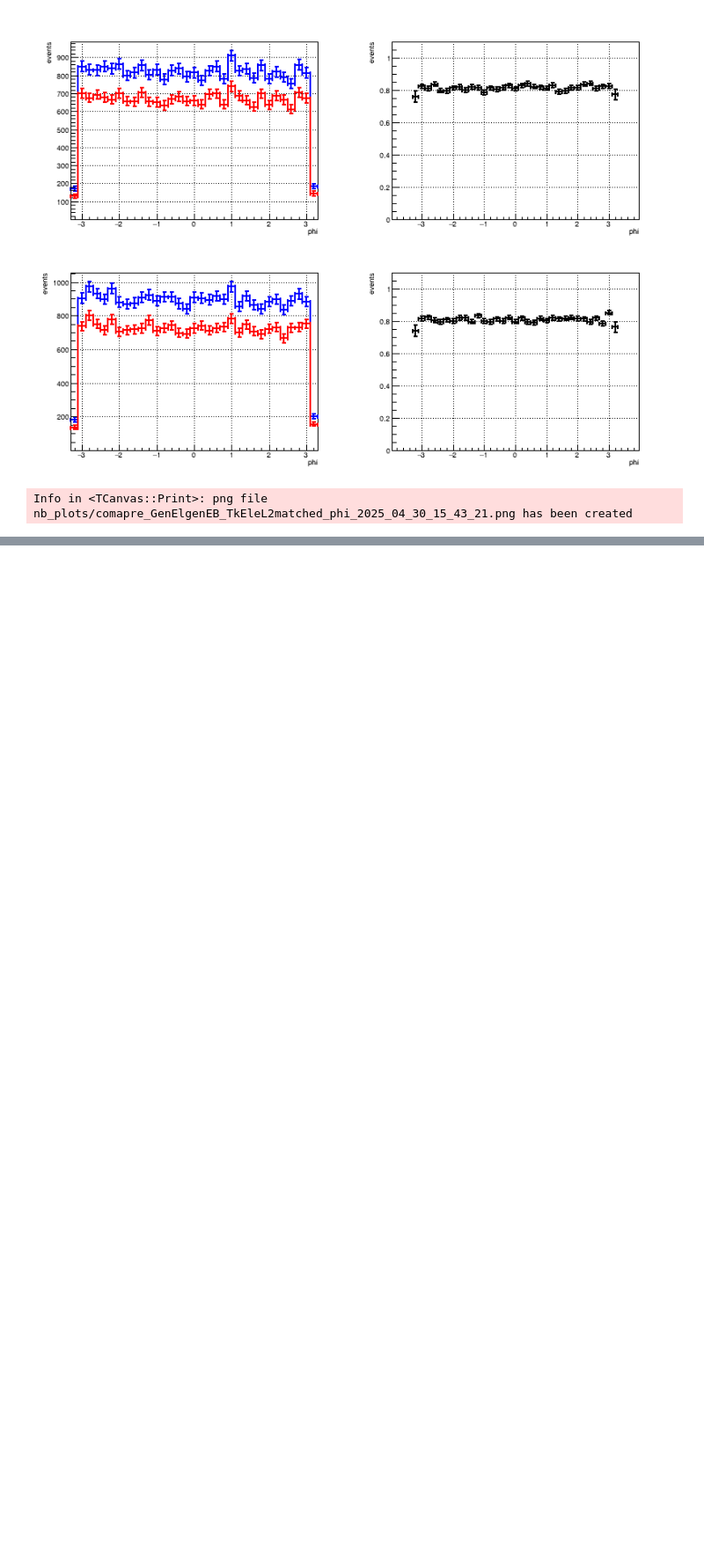
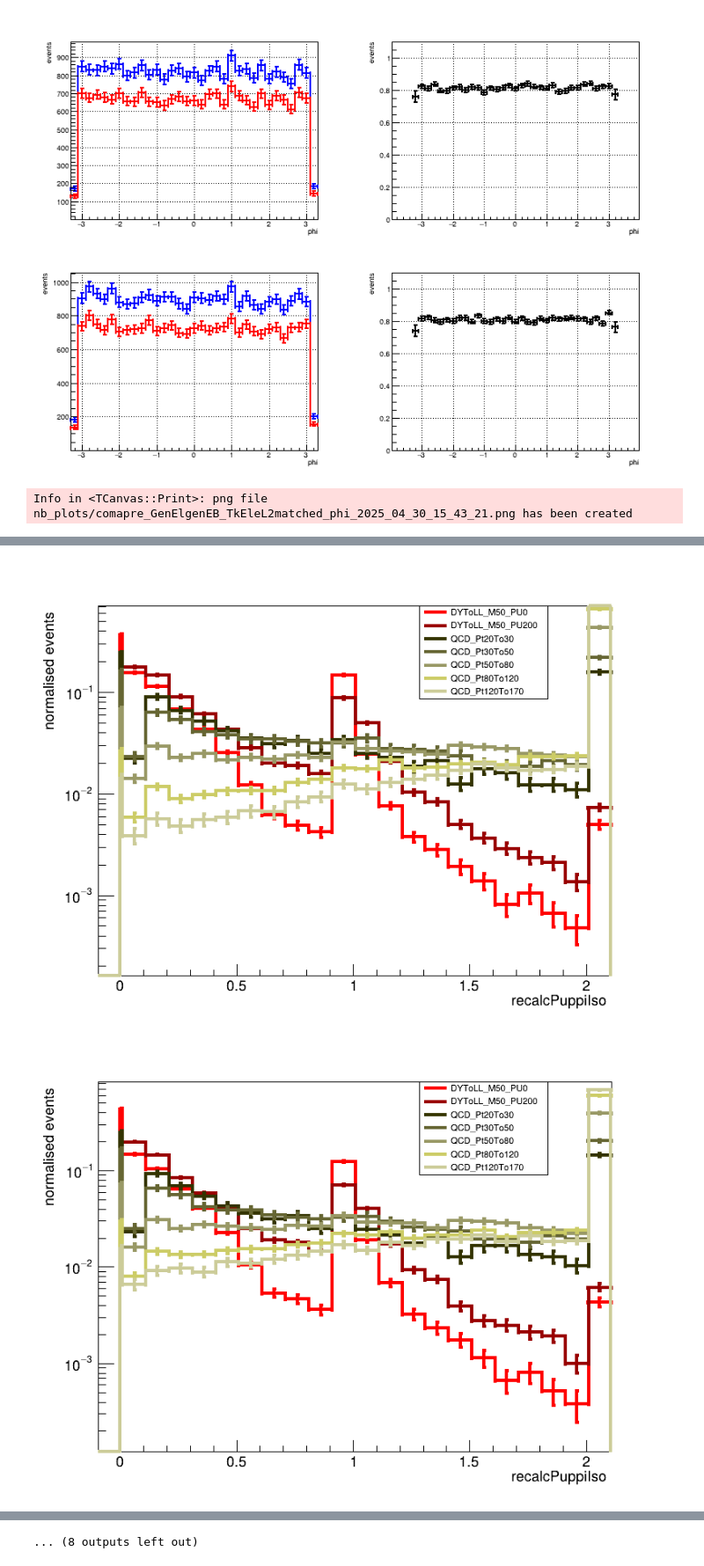
Before and after one commit to arsahasransu/asahasra-flat-table-analyser, a Jupyter notebook: quick_potter_nb.ipynb, the cells around one changed output, grey strips where cells are left out. Shown: that part at 88% size. Drawn from its saved outputs; the diff is of its cells as text; code cells hidden in the pictures; blank space fills up the shorter version.

```diff
--- a/quick_potter_nb.ipynb
+++ b/quick_potter_nb.ipynb
@@ -202,0 +279,11 @@ Info in <TCanvas::Print>: png file nb_plots/TkEleL2_2025_04_30_15_45_54.png has
+# %%
+dRmin_list = np.arange(0.01, 0.2, 0.01)
+for dRmin in dRmin_list:
+    puppiisovarlist = [f'TkEleL2_GenElgenEBmatched_recalcPuppiIso_dRmin{str(dRmin).replace('.', '_')}']*2 + [f'TkEleL2TkElPt10EB_recalcPuppiIso_dRmin{str(dRmin).replace('.', '_')}']*5
+    puppiisoplot = plotbyvar(puppiisovarlist,
+                        np.concatenate((np.arange(0,0.01, 0.01), np.arange(0.01, 2.11, 0.1) )),
+                        logy=True, normalise=True)
+    display(Image(filename=puppiisoplot))
+# %% [output]
+[figure, added]
+[figure, added]
@@ -202,0 +300 @@ Info in <TCanvas::Print>: png file nb_plots/TkEleL2_2025_04_30_15_45_54.png has
+... (8 outputs left out)
```
Also changed, not shown: parts of 10 cells of this notebook, 5 other files.
